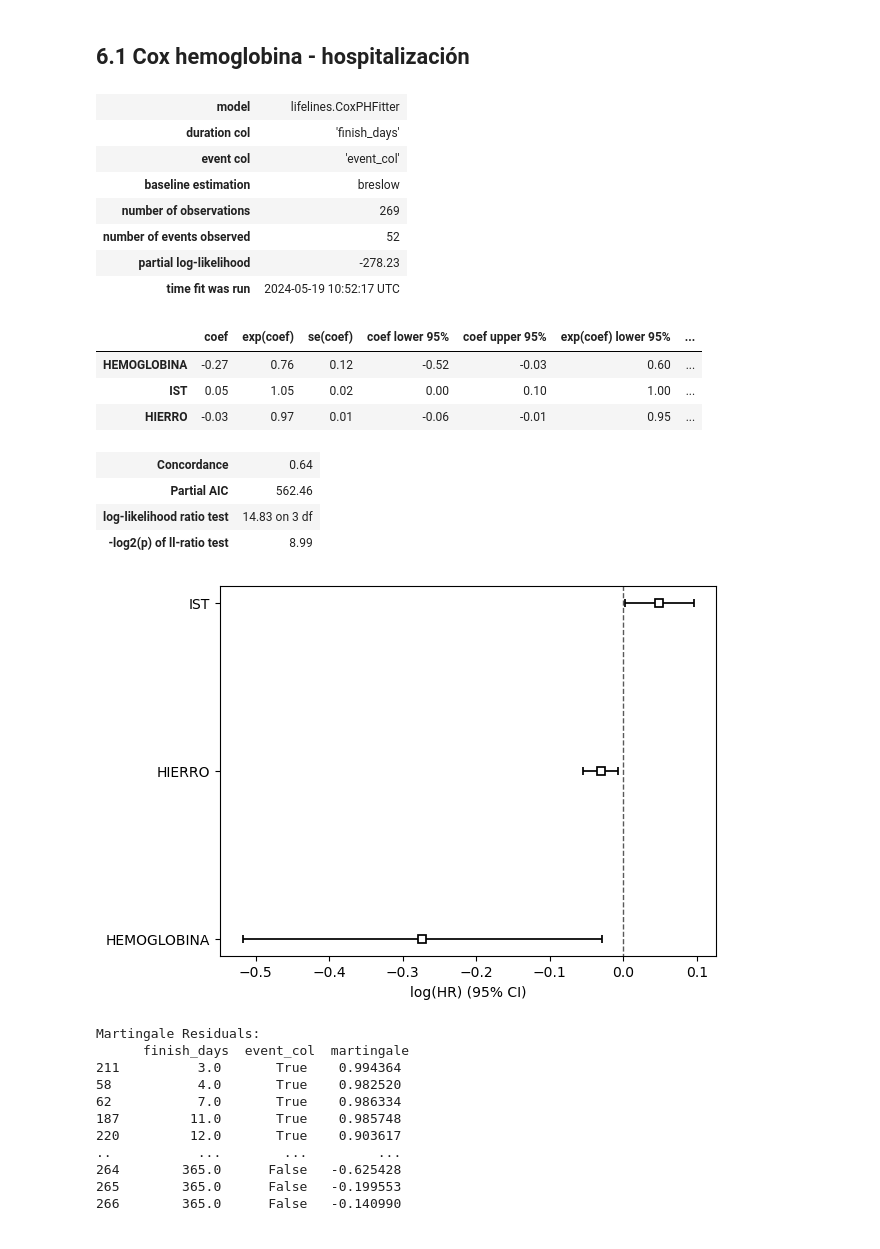
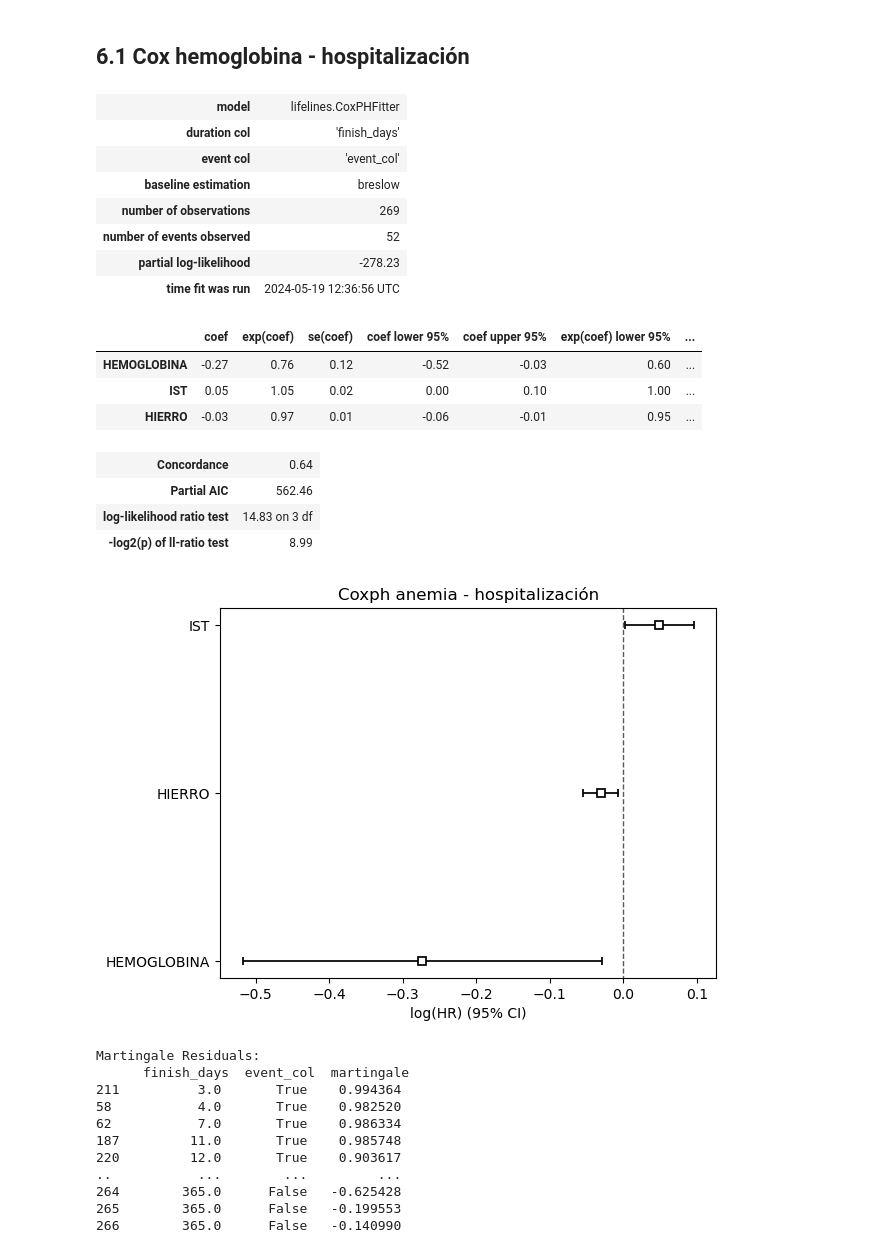
Before and after one commit to KevinNaMo/LevanteDPAnemia, a Jupyter notebook: Anemia_levanteDP.ipynb, the cells around one changed output. Cells and saved outputs as stored; diff of their text form; code cells hidden in the pictures.

Commit message:
Fixes and changes in visualizations

```diff
--- a/Anemia_levanteDP.ipynb
+++ b/Anemia_levanteDP.ipynb
@@ -99,35 +99,36 @@ Rows after filter: 91 (Unique patients: 60)
 # %%
 # Initialize the CoxPHFitter
 
 cph_hosp = CoxPHFitter()
 
 # Fit the data to the model
 cph_hosp.fit(cox_df, duration_col='finish_days', event_col='event_col')
 
 # Print the summary of the model
 cph_hosp.print_summary()
 
 # Plot the coefficients of the model
 cph_hosp.plot()
+plt.title('Coxph anemia - hospitalización')
 plt.show()
 # %% [output]
 | model | lifelines.CoxPHFitter |
 | duration col | 'finish_days' |
 | event col | 'event_col' |
 | baseline estimation | breslow |
 | number of observations | 269 |
 | number of events observed | 52 |
 | partial log-likelihood | -278.23 |
-| time fit was run | 2024-05-19 10:52:17 UTC |
+| time fit was run | 2024-05-19 12:36:56 UTC |
 |  | coef | exp(coef) | se(coef) | coef lower 95% | coef upper 95% | exp(coef) lower 95% | ... |
 | HEMOGLOBINA | -0.27 | 0.76 | 0.12 | -0.52 | -0.03 | 0.60 | ... |
 | IST | 0.05 | 1.05 | 0.02 | 0.00 | 0.10 | 1.00 | ... |
 | HIERRO | -0.03 | 0.97 | 0.01 | -0.06 | -0.01 | 0.95 | ... |
 | Concordance | 0.64 |
 | Partial AIC | 562.46 |
 | log-likelihood ratio test | 14.83 on 3 df |
 | -log2(p) of ll-ratio test | 8.99 |
-[figure, old version]
+[figure, new version]
 # %%
 a.calculate_residuals(cph_hosp, cox_df, martingale=True, schonenfeld=False)
 # %% [output]
```
Also changed, not shown: parts of 10 cells of this notebook, 3 other files.
